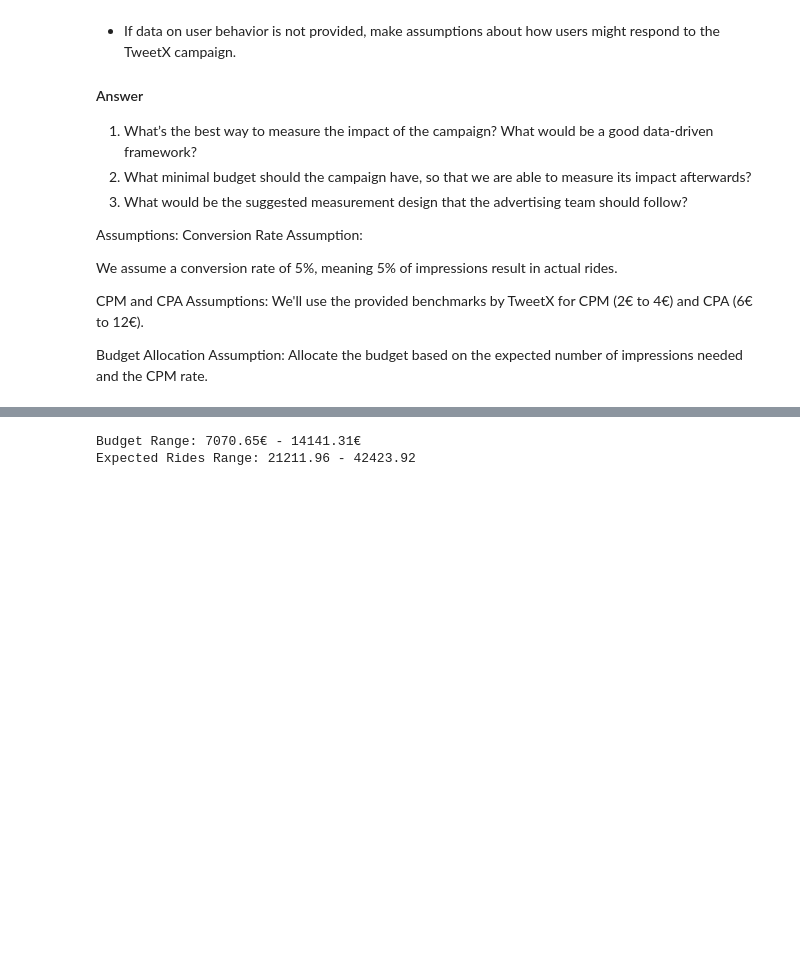
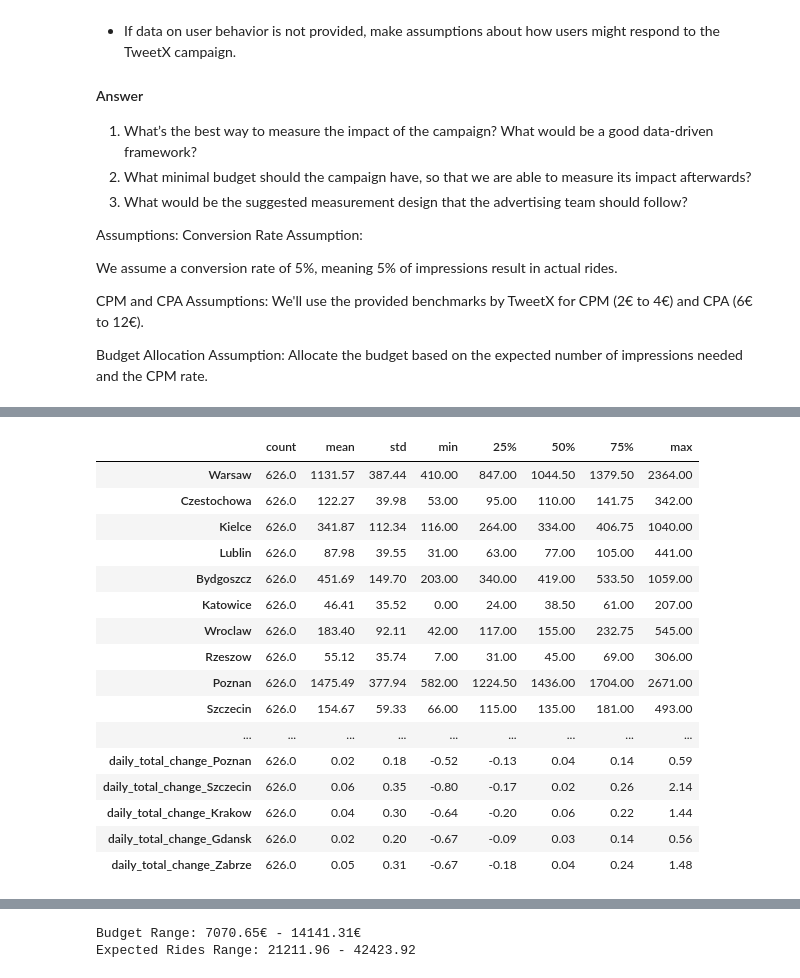
Before and after one commit to alerti/Applied-Marketing-Measurements-Bolt-Uber, a Jupyter notebook: notebooks/dataprocessing.ipynb, the cells around one changed output, grey strips where cells are left out. Saved outputs shown, nothing was run; the diff lists cells and outputs as text; code cells hidden in the pictures; blank space fills up the shorter version.

```diff
--- a/notebooks/dataprocessing.ipynb
+++ b/notebooks/dataprocessing.ipynb
@@ -116,0 +140,20 @@ Data columns (total 13 columns):
+# %%
+df.describe().T.round(2)
+# %% [output]
+|  | count | mean | std | min | 25% | 50% | 75% | max |
+| Warsaw | 626.0 | 1131.57 | 387.44 | 410.00 | 847.00 | 1044.50 | 1379.50 | 2364.00 |
+| Czestochowa | 626.0 | 122.27 | 39.98 | 53.00 | 95.00 | 110.00 | 141.75 | 342.00 |
+| Kielce | 626.0 | 341.87 | 112.34 | 116.00 | 264.00 | 334.00 | 406.75 | 1040.00 |
+| Lublin | 626.0 | 87.98 | 39.55 | 31.00 | 63.00 | 77.00 | 105.00 | 441.00 |
+| Bydgoszcz | 626.0 | 451.69 | 149.70 | 203.00 | 340.00 | 419.00 | 533.50 | 1059.00 |
+| Katowice | 626.0 | 46.41 | 35.52 | 0.00 | 24.00 | 38.50 | 61.00 | 207.00 |
+| Wroclaw | 626.0 | 183.40 | 92.11 | 42.00 | 117.00 | 155.00 | 232.75 | 545.00 |
+| Rzeszow | 626.0 | 55.12 | 35.74 | 7.00 | 31.00 | 45.00 | 69.00 | 306.00 |
+| Poznan | 626.0 | 1475.49 | 377.94 | 582.00 | 1224.50 | 1436.00 | 1704.00 | 2671.00 |
+| Szczecin | 626.0 | 154.67 | 59.33 | 66.00 | 115.00 | 135.00 | 181.00 | 493.00 |
+| ... | ... | ... | ... | ... | ... | ... | ... | ... |
+| daily_total_change_Poznan | 626.0 | 0.02 | 0.18 | -0.52 | -0.13 | 0.04 | 0.14 | 0.59 |
+| daily_total_change_Szczecin | 626.0 | 0.06 | 0.35 | -0.80 | -0.17 | 0.02 | 0.26 | 2.14 |
+| daily_total_change_Krakow | 626.0 | 0.04 | 0.30 | -0.64 | -0.20 | 0.06 | 0.22 | 1.44 |
+| daily_total_change_Gdansk | 626.0 | 0.02 | 0.20 | -0.67 | -0.09 | 0.03 | 0.14 | 0.56 |
+| daily_total_change_Zabrze | 626.0 | 0.05 | 0.31 | -0.67 | -0.18 | 0.04 | 0.24 | 1.48 |
```
Also changed, not shown: parts of 7 cells of this notebook, 3 other files.
